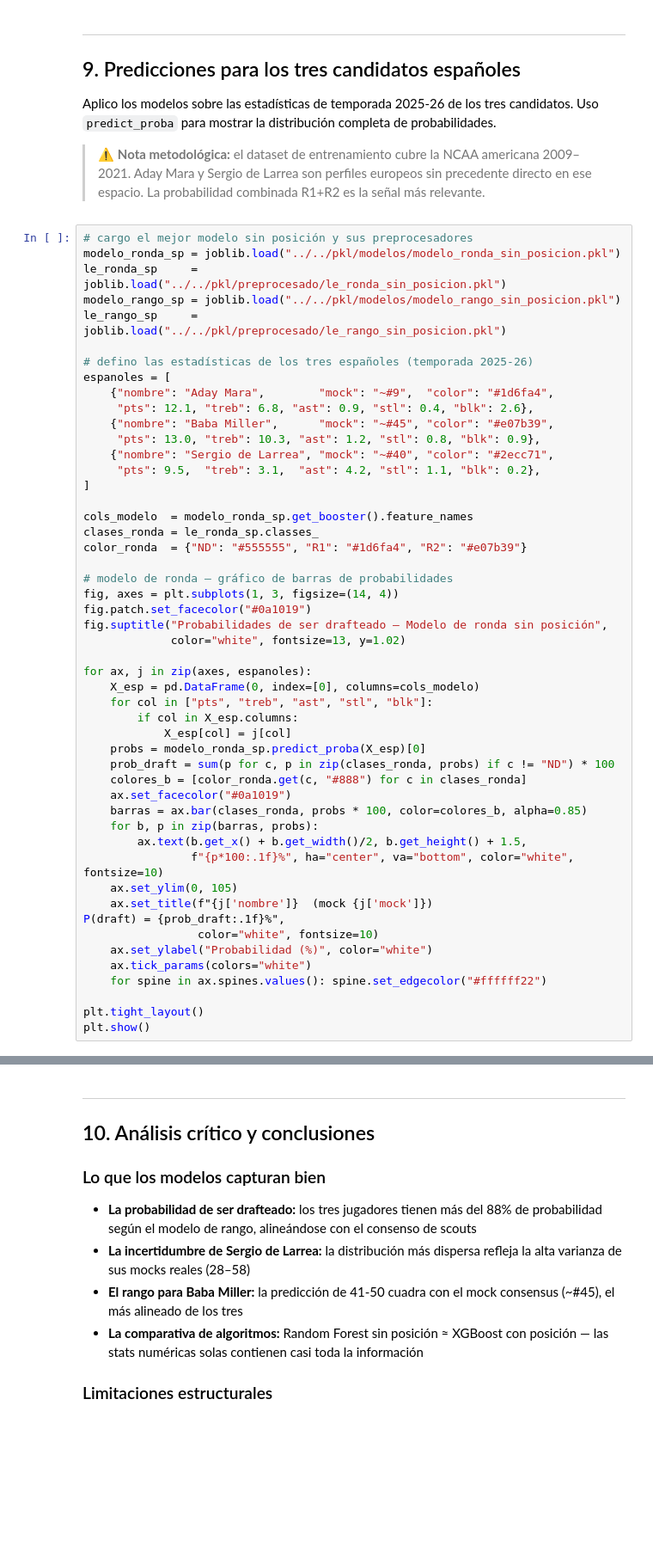
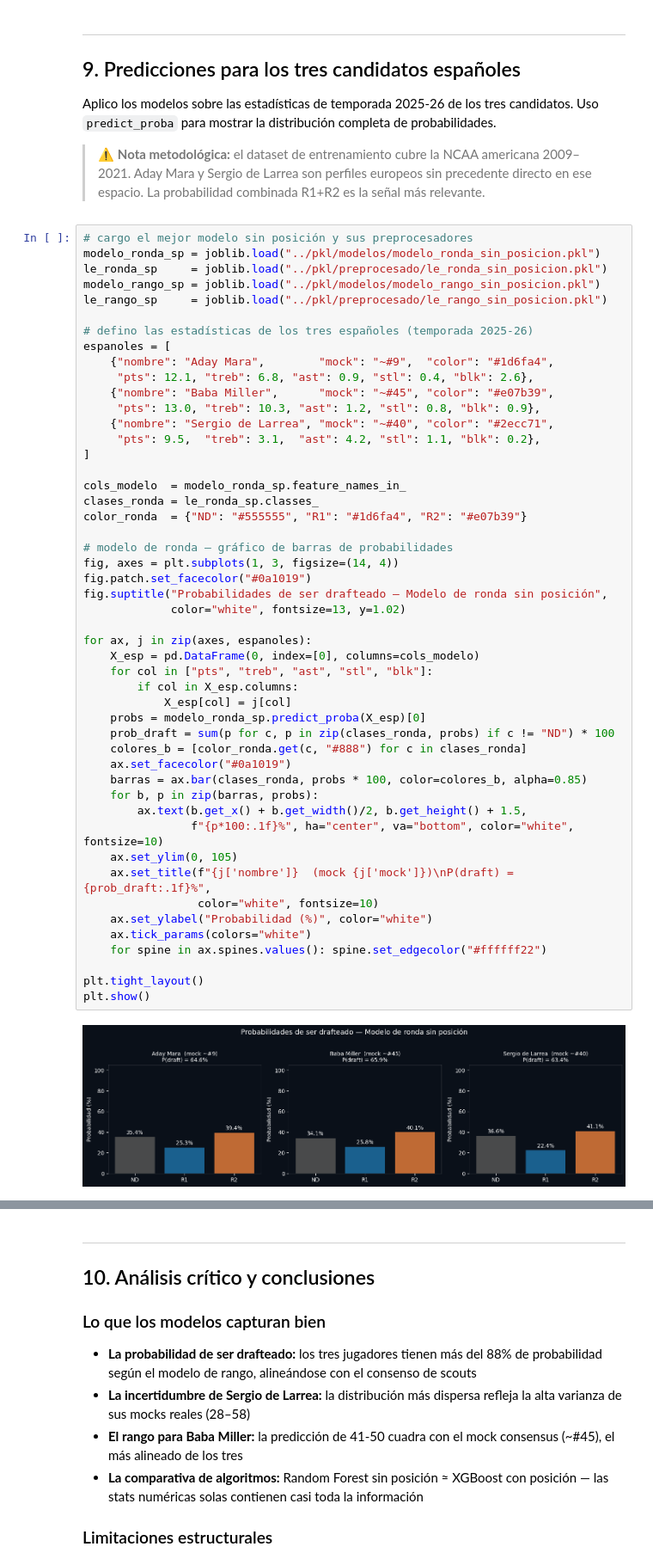
Before and after one commit to RobertoCantero82/nba-draft-2026-prediccion, a Jupyter notebook: notebooks/memoria.ipynb, the cells around one changed output, grey strips where cells are left out. Shown at 86% size. Cells and saved outputs as stored; diff of their text form; blank space fills up the shorter version.

```diff
--- a/notebooks/memoria.ipynb
+++ b/notebooks/memoria.ipynb
@@ -501,10 +535,10 @@ Aplico los modelos sobre las estadísticas de temporada 2025-26 de los tres cand
 > ⚠️ **Nota metodológica:** el dataset de entrenamiento cubre la NCAA americana 2009–2021. Aday Mara y Sergio de Larrea son perfiles europeos sin precedente directo en ese espacio. La probabilidad combinada R1+R2 es la señal más relevante.
 # %%
 # cargo el mejor modelo sin posición y sus preprocesadores
-modelo_ronda_sp = joblib.load("../../pkl/modelos/modelo_ronda_sin_posicion.pkl")
-le_ronda_sp     = joblib.load("../../pkl/preprocesado/le_ronda_sin_posicion.pkl")
-modelo_rango_sp = joblib.load("../../pkl/modelos/modelo_rango_sin_posicion.pkl")
-le_rango_sp     = joblib.load("../../pkl/preprocesado/le_rango_sin_posicion.pkl")
+modelo_ronda_sp = joblib.load("../pkl/modelos/modelo_ronda_sin_posicion.pkl")
+le_ronda_sp     = joblib.load("../pkl/preprocesado/le_ronda_sin_posicion.pkl")
+modelo_rango_sp = joblib.load("../pkl/modelos/modelo_rango_sin_posicion.pkl")
+le_rango_sp     = joblib.load("../pkl/preprocesado/le_rango_sin_posicion.pkl")
 
 # defino las estadísticas de los tres españoles (temporada 2025-26)
 espanoles = [
@@ -516,38 +550,39 @@ espanoles = [
      "pts": 9.5,  "treb": 3.1,  "ast": 4.2, "stl": 1.1, "blk": 0.2},
 ]
 
-cols_modelo  = modelo_ronda_sp.get_booster().feature_names
+cols_modelo  = modelo_ronda_sp.feature_names_in_
 clases_ronda = le_ronda_sp.classes_
 color_ronda  = {"ND": "#555555", "R1": "#1d6fa4", "R2": "#e07b39"}
 
 # modelo de ronda — gráfico de barras de probabilidades
 fig, axes = plt.subplots(1, 3, figsize=(14, 4))
 fig.patch.set_facecolor("#0a1019")
 fig.suptitle("Probabilidades de ser drafteado — Modelo de ronda sin posición",
              color="white", fontsize=13, y=1.02)
 
 for ax, j in zip(axes, espanoles):
     X_esp = pd.DataFrame(0, index=[0], columns=cols_modelo)
     for col in ["pts", "treb", "ast", "stl", "blk"]:
         if col in X_esp.columns:
             X_esp[col] = j[col]
     probs = modelo_ronda_sp.predict_proba(X_esp)[0]
     prob_draft = sum(p for c, p in zip(clases_ronda, probs) if c != "ND") * 100
     colores_b = [color_ronda.get(c, "#888") for c in clases_ronda]
     ax.set_facecolor("#0a1019")
     barras = ax.bar(clases_ronda, probs * 100, color=colores_b, alpha=0.85)
     for b, p in zip(barras, probs):
         ax.text(b.get_x() + b.get_width()/2, b.get_height() + 1.5,
                 f"{p*100:.1f}%", ha="center", va="bottom", color="white", fontsize=10)
     ax.set_ylim(0, 105)
-    ax.set_title(f"{j['nombre']}  (mock {j['mock']})
-P(draft) = {prob_draft:.1f}%",
+    ax.set_title(f"{j['nombre']}  (mock {j['mock']})\nP(draft) = {prob_draft:.1f}%",
                  color="white", fontsize=10)
     ax.set_ylabel("Probabilidad (%)", color="white")
     ax.tick_params(colors="white")
     for spine in ax.spines.values(): spine.set_edgecolor("#ffffff22")
 
 plt.tight_layout()
 plt.show()
+# %% [output]
+[figure, added]
 # %%
 # modelo de rango — distribución por los 6 rangos de pick + ND
```
Also changed, not shown: parts of 5 cells of this notebook, 6 other files.
